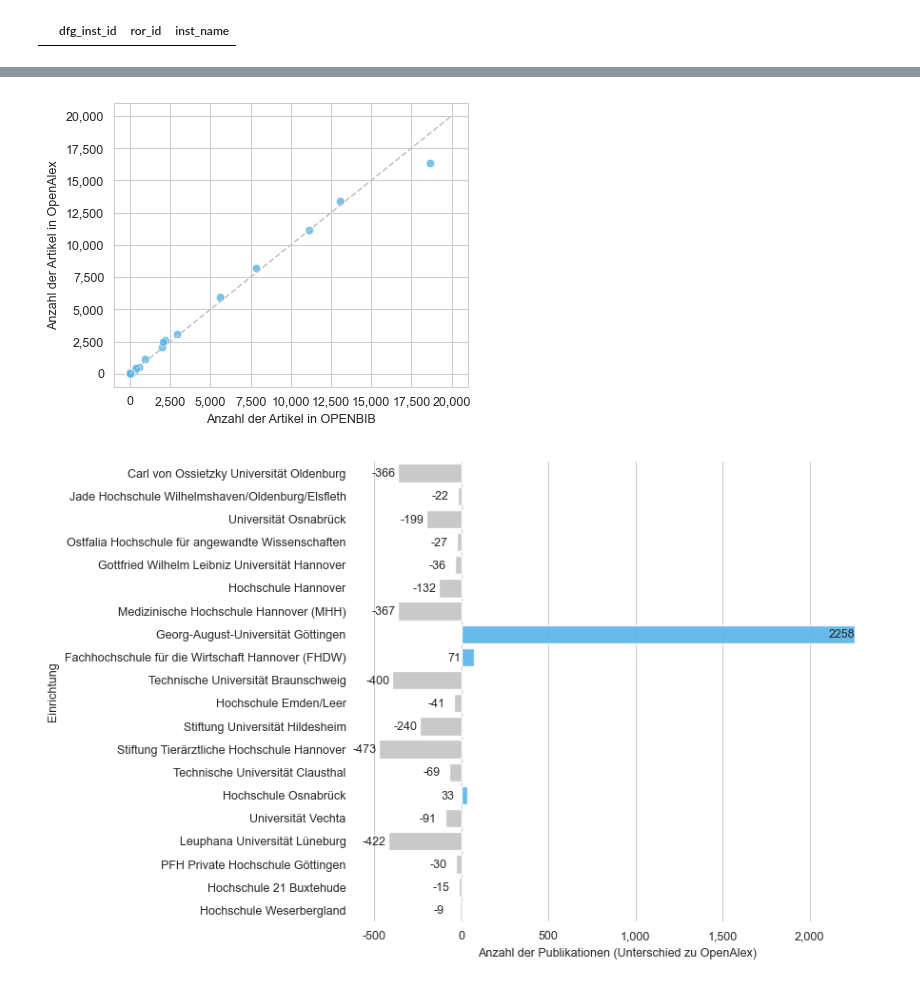
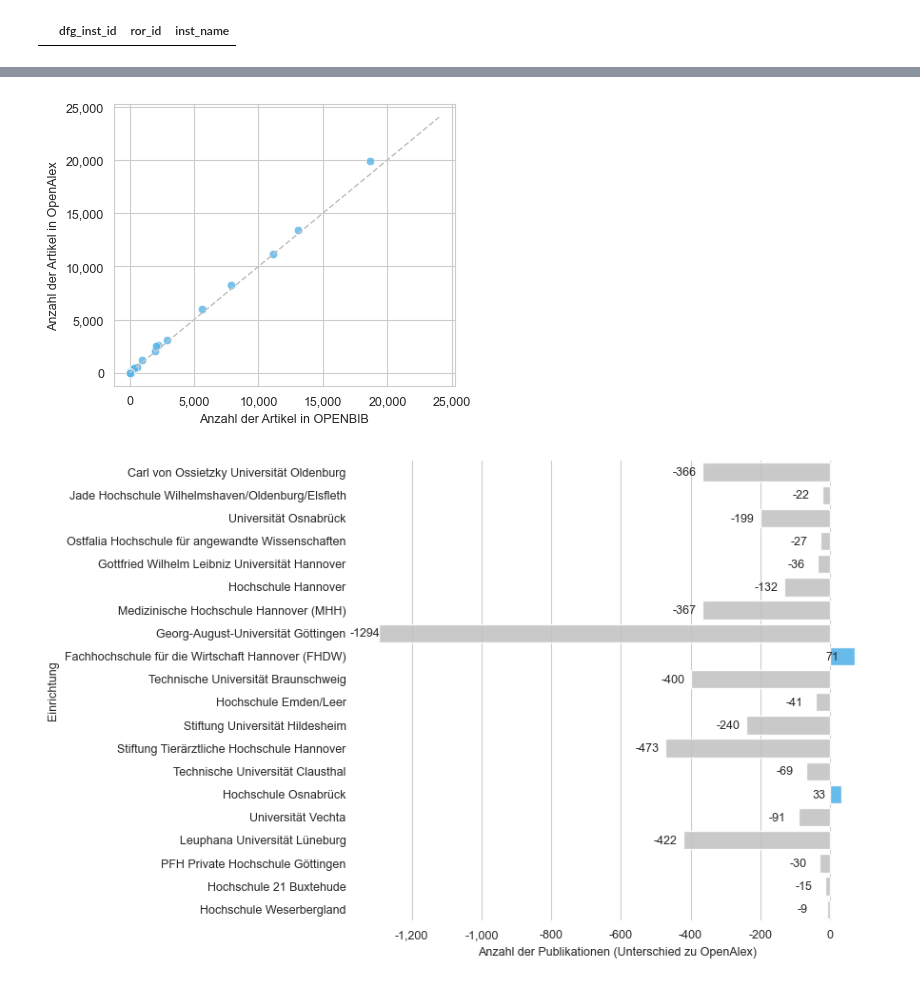
Before and after one commit to naustica/lower_saxony_institutions, a Jupyter notebook: notebooks/Codebook.ipynb, the cells around one changed output, grey strips where cells are left out. Cells and saved outputs as stored; diff of their text form; code cells hidden in the pictures.

```diff
--- a/notebooks/Codebook.ipynb
+++ b/notebooks/Codebook.ipynb
@@ -33,5 +39,5 @@ check_ror_null
 # %%
-oal_inst_lower_saxony = client.query(f"""
+oal_inst_lower_saxony_raw = client.query(f"""
                             SELECT DISTINCT
                                 kb.id AS kb_id,
                                 oal.id AS oal_id,
@@ -57,24 +63,31 @@ oal_inst_lower_saxony = client.query(f"""
                             ) AS kb
                             FULL OUTER JOIN (
                               SELECT o.id, current_sectors, federal_states.inst_name, 'OAL' AS source
-                              FROM `subugoe-collaborative.openalex_walden.works` AS o, UNNEST(authorships) AS aut, UNNEST(aut.institutions) AS inst
-                              JOIN `subugoe-collaborative.resources.inst_with_federal_state` AS federal_states
-                                  ON inst.ror = CONCAT('https://ror.org/', federal_states.ror_id)
-                              LEFT JOIN `subugoe-collaborative.openbib.kb_inst_lookup` AS kb_inst
-                                  ON kb_inst.ror = CONCAT('https://ror.org/', federal_states.ror_id)
-                              WHERE publication_year BETWEEN 2020 AND 2024
-                                AND o.type='article'
-                                AND is_xpac=FALSE
-                                AND federal_states.federal_state = 'Niedersachsen'
+                                FROM (
+                                  SELECT oal.id,
+                                         CASE
+                                          WHEN inst.ror = 'https://ror.org/021ft0n22' THEN 'https://ror.org/01y9bpm73'
+                                          ELSE inst.ror
+                                         END AS ror
+                                  FROM `subugoe-collaborative.openalex_walden.works` AS oal, UNNEST(authorships) AS aut, UNNEST(aut.institutions) AS inst
+                                  WHERE publication_year BETWEEN 2020 AND 2024
+                                  AND oal.type='article'
+                                  AND is_xpac=FALSE
+                                ) AS o
+                                JOIN `subugoe-collaborative.resources.inst_with_federal_state` AS federal_states
+                                    ON o.ror = CONCAT('https://ror.org/', federal_states.ror_id)
+                                LEFT JOIN `subugoe-collaborative.openbib.kb_inst_lookup` AS kb_inst
+                                    ON kb_inst.ror = CONCAT('https://ror.org/', federal_states.ror_id)
+                                WHERE federal_states.federal_state = 'Niedersachsen'
                             ) AS oal
                               ON kb.id = oal.id
                             """).to_dataframe()
 # %%
-oal_inst_lower_saxony = oal_inst_lower_saxony[
-    (oal_inst_lower_saxony['kb_sectors'].str.contains('uni'))
-    | (oal_inst_lower_saxony['kb_sectors'].str.contains('fh'))
-    | (oal_inst_lower_saxony['oal_sectors'].str.contains('uni'))
-    | (oal_inst_lower_saxony['oal_sectors'].str.contains('fh'))
+oal_inst_lower_saxony = oal_inst_lower_saxony_raw[
+    (oal_inst_lower_saxony_raw['kb_sectors'].str.contains('uni'))
+    | (oal_inst_lower_saxony_raw['kb_sectors'].str.contains('fh'))
+    | (oal_inst_lower_saxony_raw['oal_sectors'].str.contains('uni'))
+    | (oal_inst_lower_saxony_raw['oal_sectors'].str.contains('fh'))
 ]
 # %%
 oal_inst_lower_saxony
@@ -240,33 +253,33 @@ ax.set(xlabel='Anzahl der Artikel in OPENBIB', ylabel='Anzahl der Artikel in Ope
 plt.tight_layout()
 plt.show()
 # %% [output]
-[figure, old version]
+[figure, new version]
 # %%
 fig, ax = plt.subplots(figsize=(9,5.5))
 plt.box(False)
 
 change_color = ['#c3c3c3' if (x < 0) else '#56B4E9' for x in inst_tab.difference]
 
 sns.barplot(data=inst_tab,
             x='difference',
             y='inst_name',
             orient='h',
             saturation=1,
             palette=change_color,
             hue='inst_name',
             alpha=0.9,
             zorder=3,
             errorbar=None)
 
 for idx, row in inst_tab.iterrows():
-    plt.text(row['difference'] - 150, idx+0.05, row['difference'], verticalalignment='center')
+    plt.text(row['difference'] - 85, idx+0.05, row['difference'], verticalalignment='center')
 
 ax.xaxis.set_major_formatter(mtick.StrMethodFormatter('{x:,.0f}'))
 
 ax.set(xlabel='Anzahl der Publikationen (Unterschied zu OpenAlex)', ylabel='Einrichtung')
 
 plt.tight_layout()
 
 plt.show()
 # %% [output]
-[figure, old version]
+[figure, new version]
```
Also changed, not shown: parts of 11 cells of this notebook, 3 other files.
